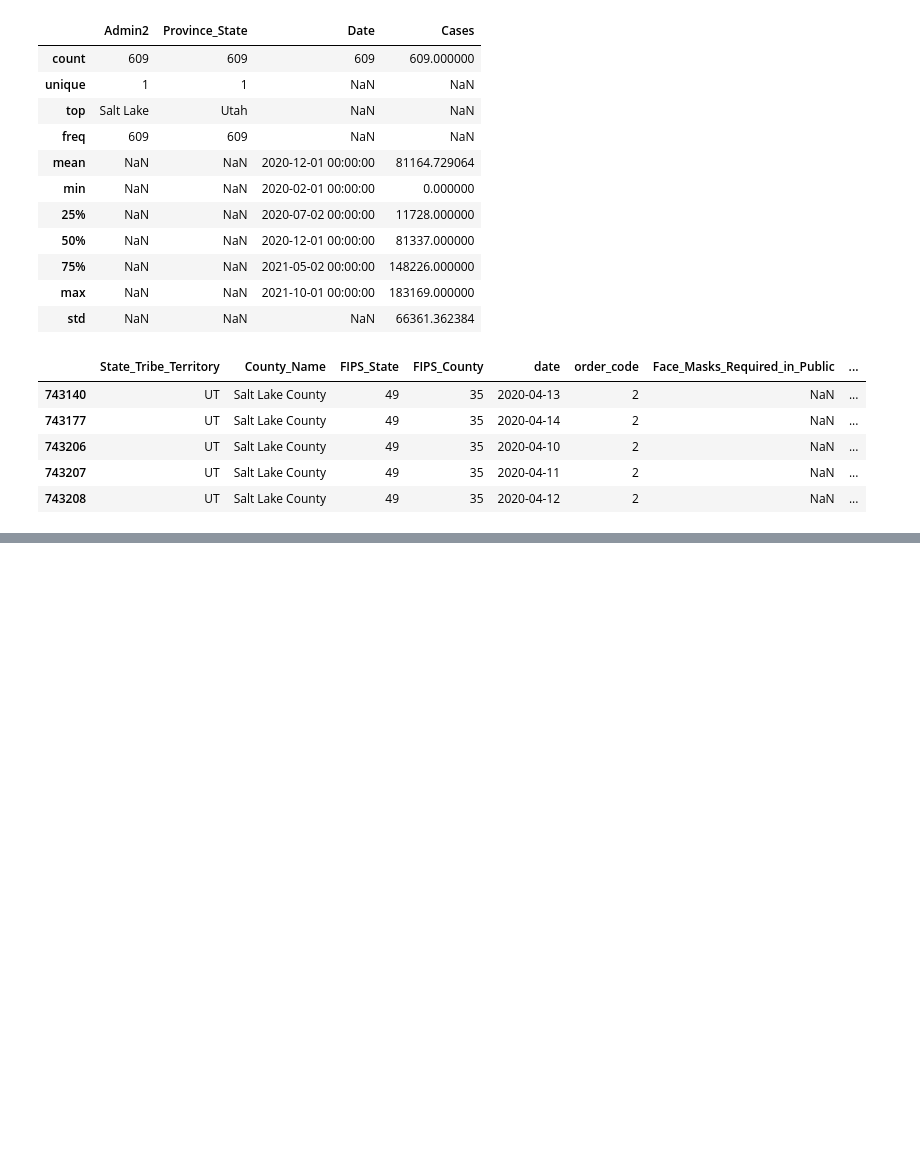
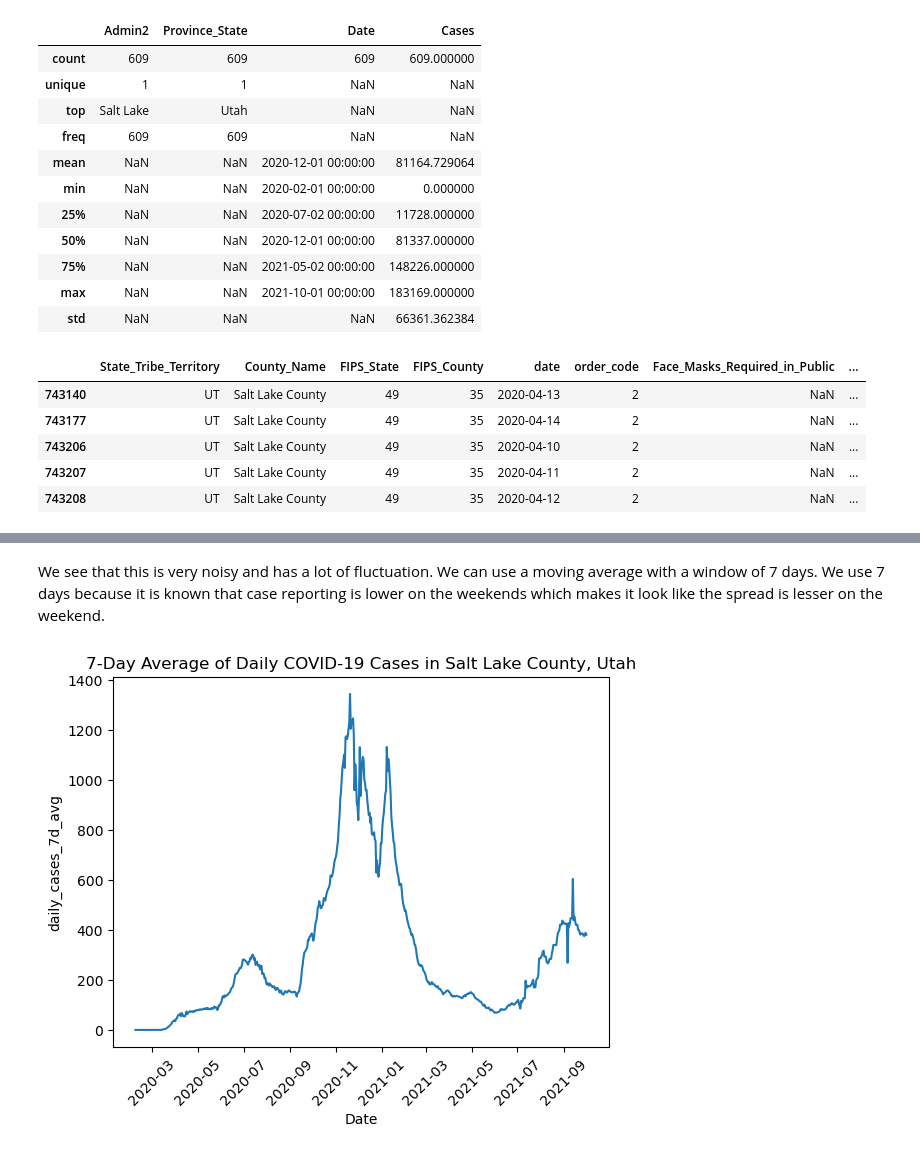
Before and after one commit to hbaghar/covid-analysis-data-512, a Jupyter notebook: Part_1_Collective_Analysis.ipynb, the cells around one changed output, grey strips where cells are left out. Saved outputs shown, nothing was run; the diff lists cells and outputs as text; code cells hidden in the pictures; blank space fills up the shorter version.

```diff
--- a/Part_1_Collective_Analysis.ipynb
+++ b/Part_1_Collective_Analysis.ipynb
@@ -121,0 +149,9 @@ mask_mandate.head()
+# %% [markdown]
+We see that this is very noisy and has a lot of fluctuation. We can use a moving average with a window of 7 days. We use 7 days because it is known that case reporting is lower on the weekends which makes it look like the spread is lesser on the weekend.
+# %%
+covid_cases["daily_cases_7d_avg"] = covid_cases["daily_cases"].rolling(7).mean()
+sns.lineplot(data=covid_cases, x="Date", y="daily_cases_7d_avg");
+plt.title("7-Day Average of Daily COVID-19 Cases in Salt Lake County, Utah");
+plt.xticks(rotation=45);
+# %% [output]
+[figure, added]
```
Also changed, not shown: parts of 14 cells of this notebook.
